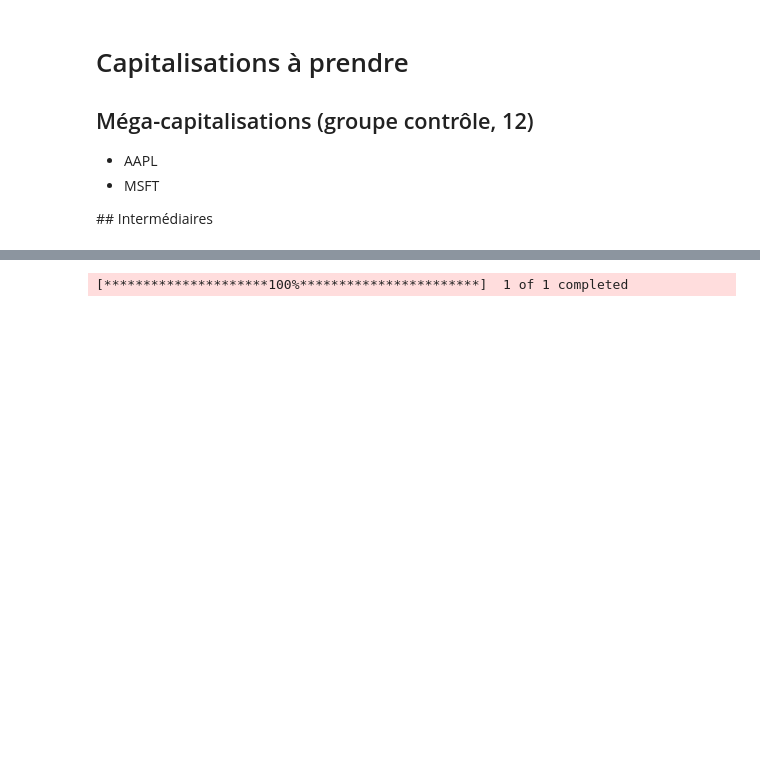
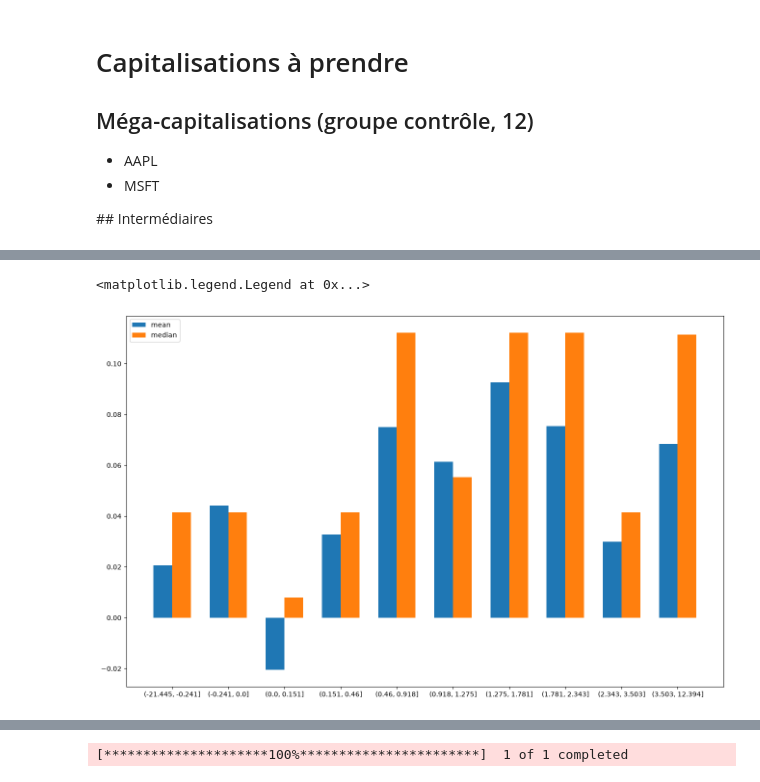
Before and after one commit to tanguyguyot/pead-bot, a Jupyter notebook: notebooks/first_nb.ipynb, the cells around one changed output, grey strips where cells are left out. Drawn from its saved outputs; the diff is of its cells as text; code cells hidden in the pictures; blank space fills up the shorter version.

```diff
--- a/notebooks/first_nb.ipynb
+++ b/notebooks/first_nb.ipynb
@@ -166,0 +735,14 @@ Après reset_index: [('index', ''), ('Adj Close', 'AAPL'), ('Close', 'AAPL'), ('
+# %%
+fig, ax = plt.subplots(figsize=(16,10))
+
+
+tick_labels = index
+
+vals = {'mean': df_group.mean().values, 'median': df_group.median().values}
+
+res = ax.grouped_bar(vals, tick_labels=index, group_spacing=1)
+
+ax.legend()
+# %% [output]
+<matplotlib.legend.Legend at 0x...>
+[figure, added]
```
Also changed, not shown: parts of 33 cells of this notebook, 3 other files.
